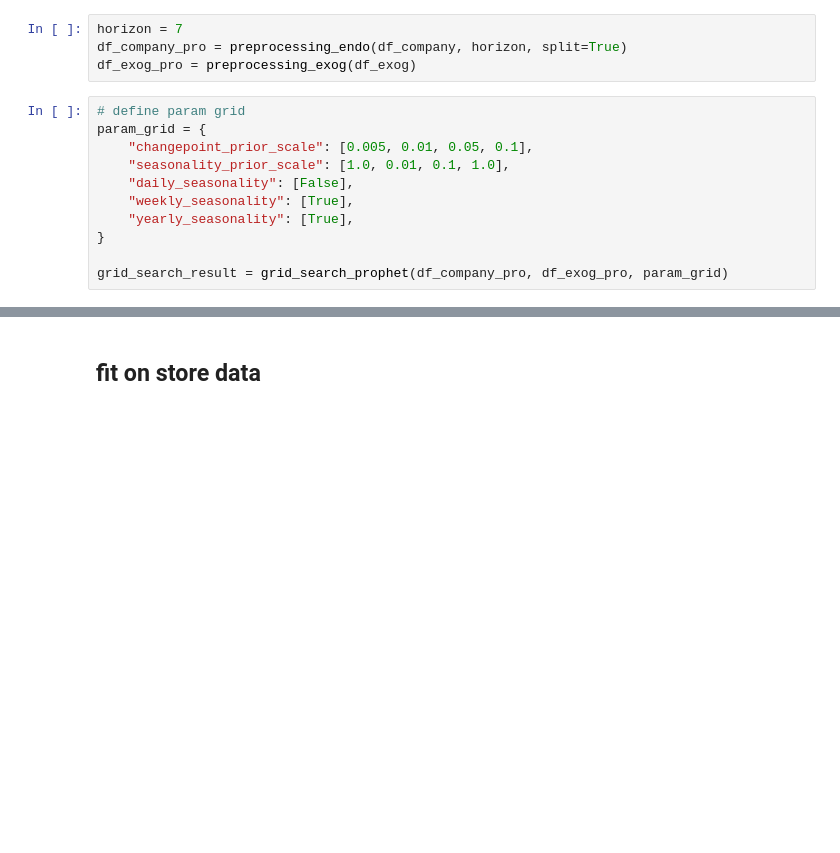
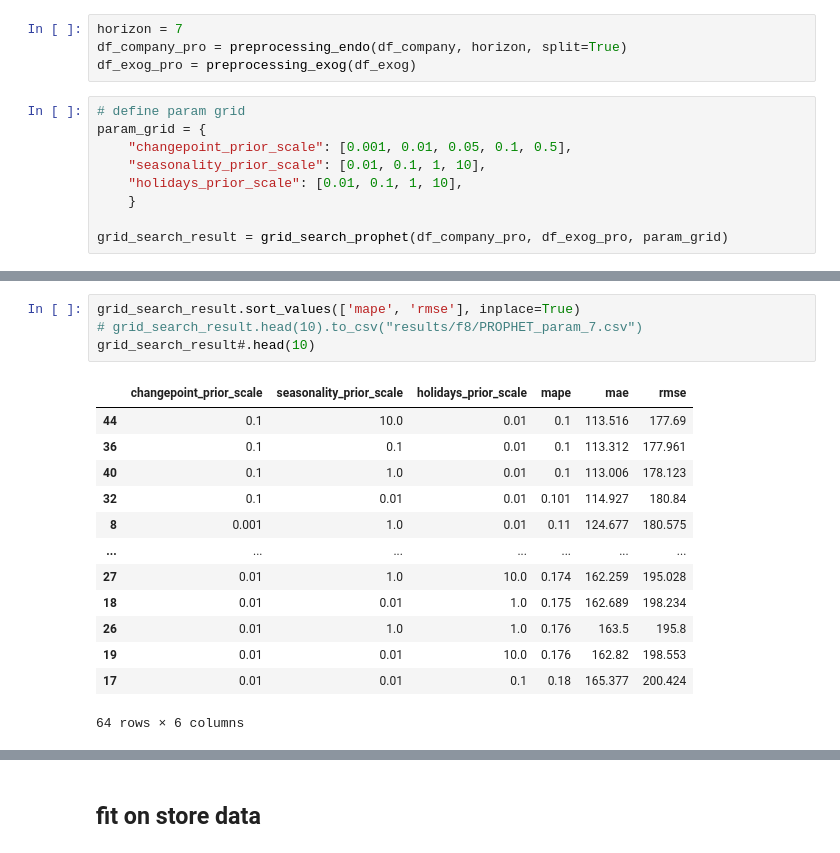
Before and after one commit to phucnh22/Sales_forecast, a Jupyter notebook: Forecast_8_Prophet.ipynb, the cells around one changed output, grey strips where cells are left out. Saved outputs shown, nothing was run; the diff lists cells and outputs as text; blank space fills up the shorter version.

```diff
--- a/Forecast_8_Prophet.ipynb
+++ b/Forecast_8_Prophet.ipynb
@@ -121,11 +132,9 @@ df_exog_pro = preprocessing_exog(df_exog)
 # %%
 # define param grid
 param_grid = {
-    "changepoint_prior_scale": [0.005, 0.01, 0.05, 0.1],
-    "seasonality_prior_scale": [1.0, 0.01, 0.1, 1.0],
-    "daily_seasonality": [False],
-    "weekly_seasonality": [True],
-    "yearly_seasonality": [True],
-}
+    "changepoint_prior_scale": [0.001, 0.01, 0.05, 0.1, 0.5],
+    "seasonality_prior_scale": [0.01, 0.1, 1, 10],
+    "holidays_prior_scale": [0.01, 0.1, 1, 10],
+    }
 
 grid_search_result = grid_search_prophet(df_company_pro, df_exog_pro, param_grid)
@@ -131,0 +225,18 @@ grid_search_result = grid_search_prophet(df_company_pro, df_exog_pro, param_grid
+# %%
+grid_search_result.sort_values(['mape', 'rmse'], inplace=True)
+# grid_search_result.head(10).to_csv("results/f8/PROPHET_param_7.csv")
+grid_search_result#.head(10)
+# %% [output]
+|  | changepoint_prior_scale | seasonality_prior_scale | holidays_prior_scale | mape | mae | rmse |
+| 44 | 0.1 | 10.0 | 0.01 | 0.1 | 113.516 | 177.69 |
+| 36 | 0.1 | 0.1 | 0.01 | 0.1 | 113.312 | 177.961 |
+| 40 | 0.1 | 1.0 | 0.01 | 0.1 | 113.006 | 178.123 |
+| 32 | 0.1 | 0.01 | 0.01 | 0.101 | 114.927 | 180.84 |
+| 8 | 0.001 | 1.0 | 0.01 | 0.11 | 124.677 | 180.575 |
+| ... | ... | ... | ... | ... | ... | ... |
+| 27 | 0.01 | 1.0 | 10.0 | 0.174 | 162.259 | 195.028 |
+| 18 | 0.01 | 0.01 | 1.0 | 0.175 | 162.689 | 198.234 |
+| 26 | 0.01 | 1.0 | 1.0 | 0.176 | 163.5 | 195.8 |
+| 19 | 0.01 | 0.01 | 10.0 | 0.176 | 162.82 | 198.553 |
+| 17 | 0.01 | 0.01 | 0.1 | 0.18 | 165.377 | 200.424 |
+64 rows × 6 columns
```
Also changed, not shown: parts of 27 cells of this notebook, 46 other files.
